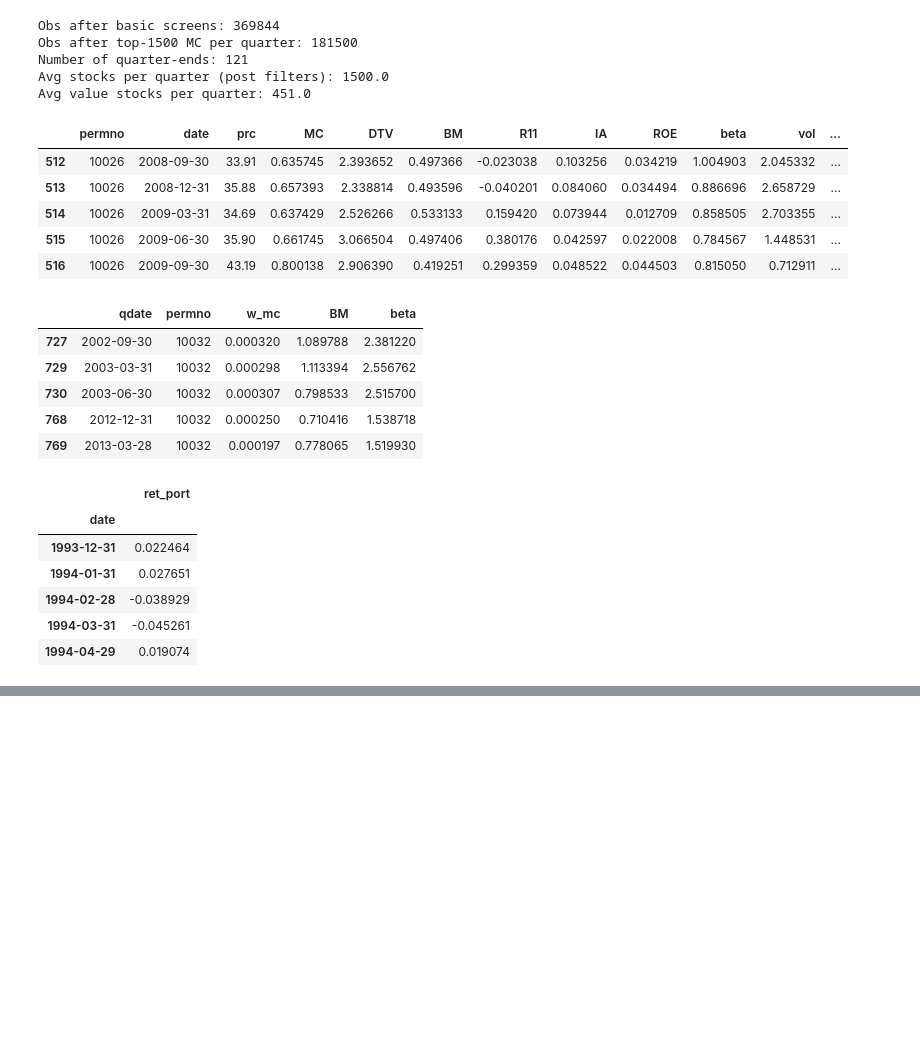
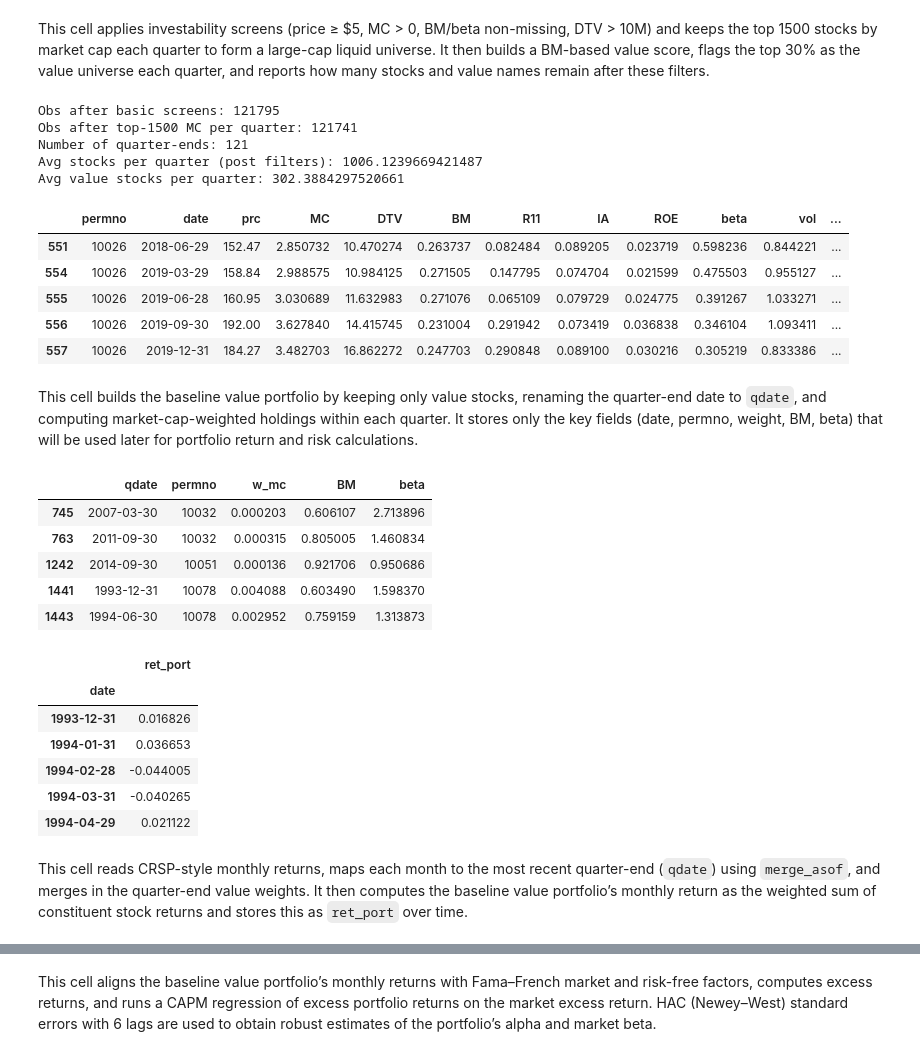
Before and after one commit to BearcatJones1999/Low-Beta-Value-Portfolio-Construction, a Jupyter notebook: FIN7032 Final Project.ipynb, the cells around one changed output, grey strips where cells are left out. Saved outputs shown, nothing was run; the diff lists cells and outputs as text; code cells hidden in the pictures; blank space fills up the shorter version.

```diff
--- a/FIN7032 Final Project.ipynb
+++ b/FIN7032 Final Project.ipynb
@@ -153,3 +55,5 @@ Notes:
+# %% [markdown]
+This cell applies investability screens (price ≥ $5, MC > 0, BM/beta non-missing, DTV > 10M) and keeps the top 1500 stocks by market cap each quarter to form a large-cap liquid universe. It then builds a BM-based value score, flags the top 30% as the value universe each quarter, and reports how many stocks and value names remain after these filters.
 # %%
 # Start from your signals DataFrame
 sig = signals.copy()
@@ -161,7 +65,7 @@ sig = sig[
     (sig['MC'] > 0) &              # positive market cap
     sig['BM'].notna() &            # need value signal
     sig['beta'].notna() &          # need beta
-    sig['DTV'].notna()             # for liquidity if needed
+    (sig['DTV'] > 10)          # for liquidity if needed
 ].copy()
 
 print("Obs after basic screens:", len(sig))
@@ -172,42 +76,44 @@ sig['mc_rank_q'] = sig.groupby('date')['MC'].rank(method='first', ascending=Fals
 sig = sig[sig['mc_rank_q'] <= 1500].copy()
 
 print("Obs after top-1500 MC per quarter:", len(sig))
 
 # ---- 3. Build a pure value score (you can extend later) ----
 # For now use BM only; we can add E/P, C/P etc. later if available.
 
 # Percentile rank of BM within each quarter (0–1, higher = more value)
 sig['pBM'] = sig.groupby('date')['BM'].rank(method='first', pct=True)
 
 # Simple value score = percentile BM (higher = more value)
 sig['value_score'] = sig['pBM']
 
 # ---- 4. Flag "value universe" (e.g., top 30% by value_score each quarter) ----
 sig['value_rank_q'] = sig.groupby('date')['value_score'].rank(method='first')
 sig['value_pct_q'] = sig.groupby('date')['value_rank_q'].transform(
     lambda r: r / r.max()
 )
 
 value_cutoff = 0.70  # top 30%
 sig['is_value'] = (sig['value_pct_q'] >= value_cutoff).astype(int)
 
 print("Number of quarter-ends:", sig['date'].nunique())
 print("Avg stocks per quarter (post filters):", sig.groupby('date')['permno'].nunique().mean())
 print("Avg value stocks per quarter:", sig[sig['is_value'] == 1].groupby('date')['permno'].nunique().mean())
 
 sig.head()
 # %% [output]
-Obs after basic screens: 369844
-Obs after top-1500 MC per quarter: 181500
+Obs after basic screens: 121795
+Obs after top-1500 MC per quarter: 121741
 Number of quarter-ends: 121
-Avg stocks per quarter (post filters): 1500.0
-Avg value stocks per quarter: 451.0
+Avg stocks per quarter (post filters): 1006.1239669421487
+Avg value stocks per quarter: 302.3884297520661
 |  | permno | date | prc | MC | DTV | BM | R11 | IA | ROE | beta | vol | ... |
-| 512 | 10026 | 2008-09-30 | 33.91 | 0.635745 | 2.393652 | 0.497366 | -0.023038 | 0.103256 | 0.034219 | 1.004903 | 2.045332 | ... |
-| 513 | 10026 | 2008-12-31 | 35.88 | 0.657393 | 2.338814 | 0.493596 | -0.040201 | 0.084060 | 0.034494 | 0.886696 | 2.658729 | ... |
-| 514 | 10026 | 2009-03-31 | 34.69 | 0.637429 | 2.526266 | 0.533133 | 0.159420 | 0.073944 | 0.012709 | 0.858505 | 2.703355 | ... |
-| 515 | 10026 | 2009-06-30 | 35.90 | 0.661745 | 3.066504 | 0.497406 | 0.380176 | 0.042597 | 0.022008 | 0.784567 | 1.448531 | ... |
-| 516 | 10026 | 2009-09-30 | 43.19 | 0.800138 | 2.906390 | 0.419251 | 0.299359 | 0.048522 | 0.044503 | 0.815050 | 0.712911 | ... |
+| 551 | 10026 | 2018-06-29 | 152.47 | 2.850732 | 10.470274 | 0.263737 | 0.082484 | 0.089205 | 0.023719 | 0.598236 | 0.844221 | ... |
+| 554 | 10026 | 2019-03-29 | 158.84 | 2.988575 | 10.984125 | 0.271505 | 0.147795 | 0.074704 | 0.021599 | 0.475503 | 0.955127 | ... |
+| 555 | 10026 | 2019-06-28 | 160.95 | 3.030689 | 11.632983 | 0.271076 | 0.065109 | 0.079729 | 0.024775 | 0.391267 | 1.033271 | ... |
+| 556 | 10026 | 2019-09-30 | 192.00 | 3.627840 | 14.415745 | 0.231004 | 0.291942 | 0.073419 | 0.036838 | 0.346104 | 1.093411 | ... |
+| 557 | 10026 | 2019-12-31 | 184.27 | 3.482703 | 16.862272 | 0.247703 | 0.290848 | 0.089100 | 0.030216 | 0.305219 | 0.833386 | ... |
+# %% [markdown]
+This cell builds the baseline value portfolio by keeping only value stocks, renaming the quarter-end date to `qdate`, and computing market-cap-weighted holdings within each quarter. It stores only the key fields (date, permno, weight, BM, beta) that will be used later for portfolio return and risk calculations.
 # %%
 # Start from the cleaned signal dataframe `sig` with is_value already defined
 port_holdings = sig[sig['is_value'] == 1].copy()
@@ -226,11 +132,11 @@ port_holdings = port_holdings[['qdate', 'permno', 'w_mc', 'BM', 'beta']]
 port_holdings.head()
 # %% [output]
 |  | qdate | permno | w_mc | BM | beta |
-| 727 | 2002-09-30 | 10032 | 0.000320 | 1.089788 | 2.381220 |
-| 729 | 2003-03-31 | 10032 | 0.000298 | 1.113394 | 2.556762 |
-| 730 | 2003-06-30 | 10032 | 0.000307 | 0.798533 | 2.515700 |
-| 768 | 2012-12-31 | 10032 | 0.000250 | 0.710416 | 1.538718 |
-| 769 | 2013-03-28 | 10032 | 0.000197 | 0.778065 | 1.519930 |
+| 745 | 2007-03-30 | 10032 | 0.000203 | 0.606107 | 2.713896 |
+| 763 | 2011-09-30 | 10032 | 0.000315 | 0.805005 | 1.460834 |
+| 1242 | 2014-09-30 | 10051 | 0.000136 | 0.921706 | 0.950686 |
+| 1441 | 1993-12-31 | 10078 | 0.004088 | 0.603490 | 1.598370 |
+| 1443 | 1994-06-30 | 10078 | 0.002952 | 0.759159 | 1.313873 |
 # %%
 # === 2.1 Read monthly returns ===
 # Adjust the path and column names to match your class data
@@ -273,11 +179,13 @@ port_ret.head()
 # %% [output]
 |  | ret_port |
 | date |  |
-| 1993-12-31 | 0.022464 |
-| 1994-01-31 | 0.027651 |
-| 1994-02-28 | -0.038929 |
-| 1994-03-31 | -0.045261 |
-| 1994-04-29 | 0.019074 |
+| 1993-12-31 | 0.016826 |
+| 1994-01-31 | 0.036653 |
+| 1994-02-28 | -0.044005 |
+| 1994-03-31 | -0.040265 |
+| 1994-04-29 | 0.021122 |
+# %% [markdown]
+This cell reads CRSP-style monthly returns, maps each month to the most recent quarter-end (`qdate`) using `merge_asof`, and merges in the quarter-end value weights. It then computes the baseline value portfolio’s monthly return as the weighted sum of constituent stock returns and stores this as `ret_port` over time.
 # %%
 # Read daily FF5 + UMD (the file you sampled from)
 ff_daily = pd.read_csv(
@@ -340,6 +248,8 @@ print(ff_monthly[['mktrf', 'rf']].describe())
 50%      0.009626    0.003807
 75%      0.034465    0.005022
 max      0.160805    0.013506
+# %% [markdown]
+This cell aligns the baseline value portfolio’s monthly returns with Fama–French market and risk-free factors, computes excess returns, and runs a CAPM regression of excess portfolio returns on the market excess return. HAC (Newey–West) standard errors with 6 lags are used to obtain robust estimates of the portfolio’s alpha and market beta.
 # %%
 # port_ret: DataFrame with monthly portfolio returns, index = month-end date, col 'ret_port'
 port_ret = port_ret.copy()
```
Also changed, not shown: parts of 33 cells of this notebook.
